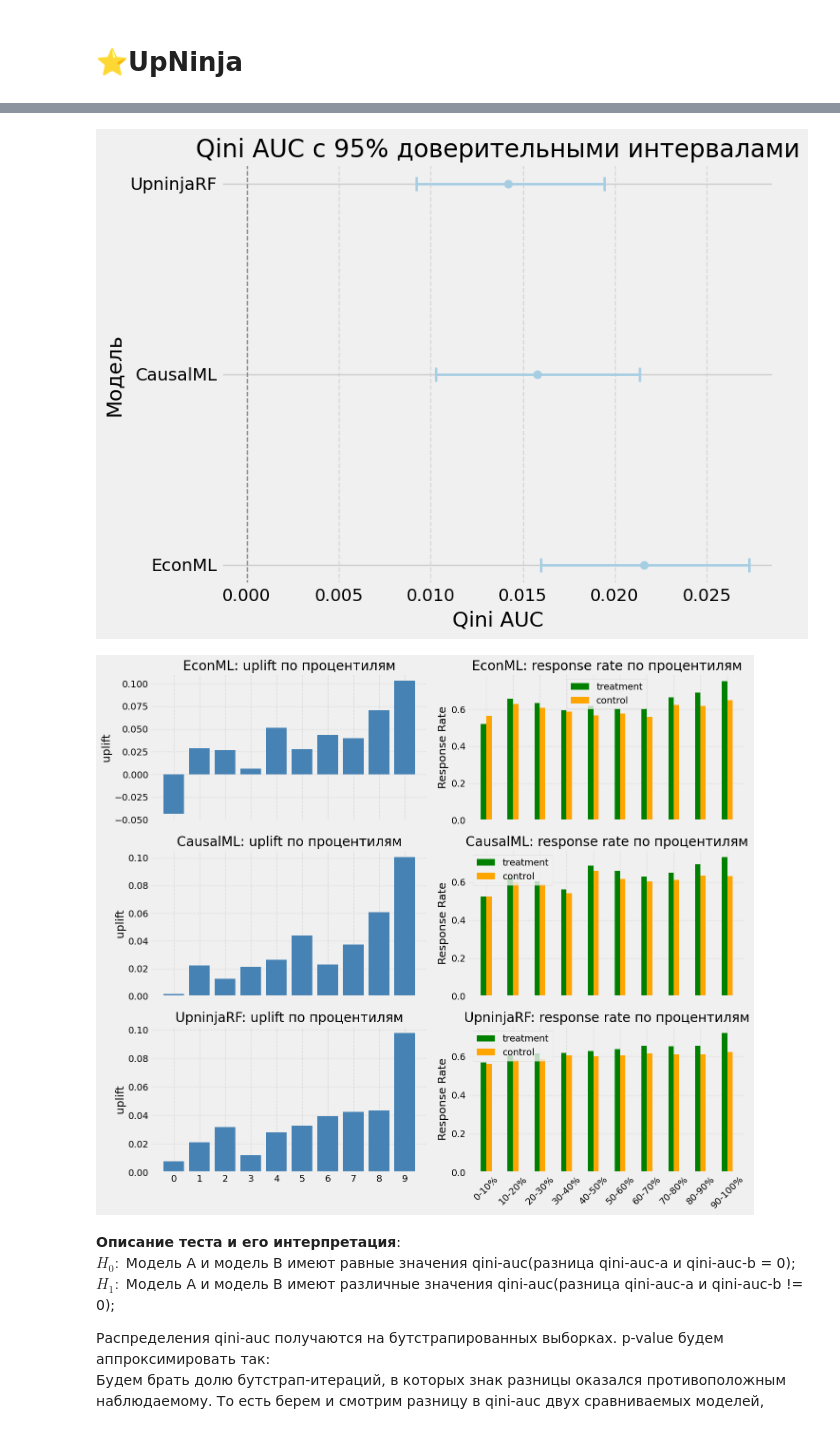
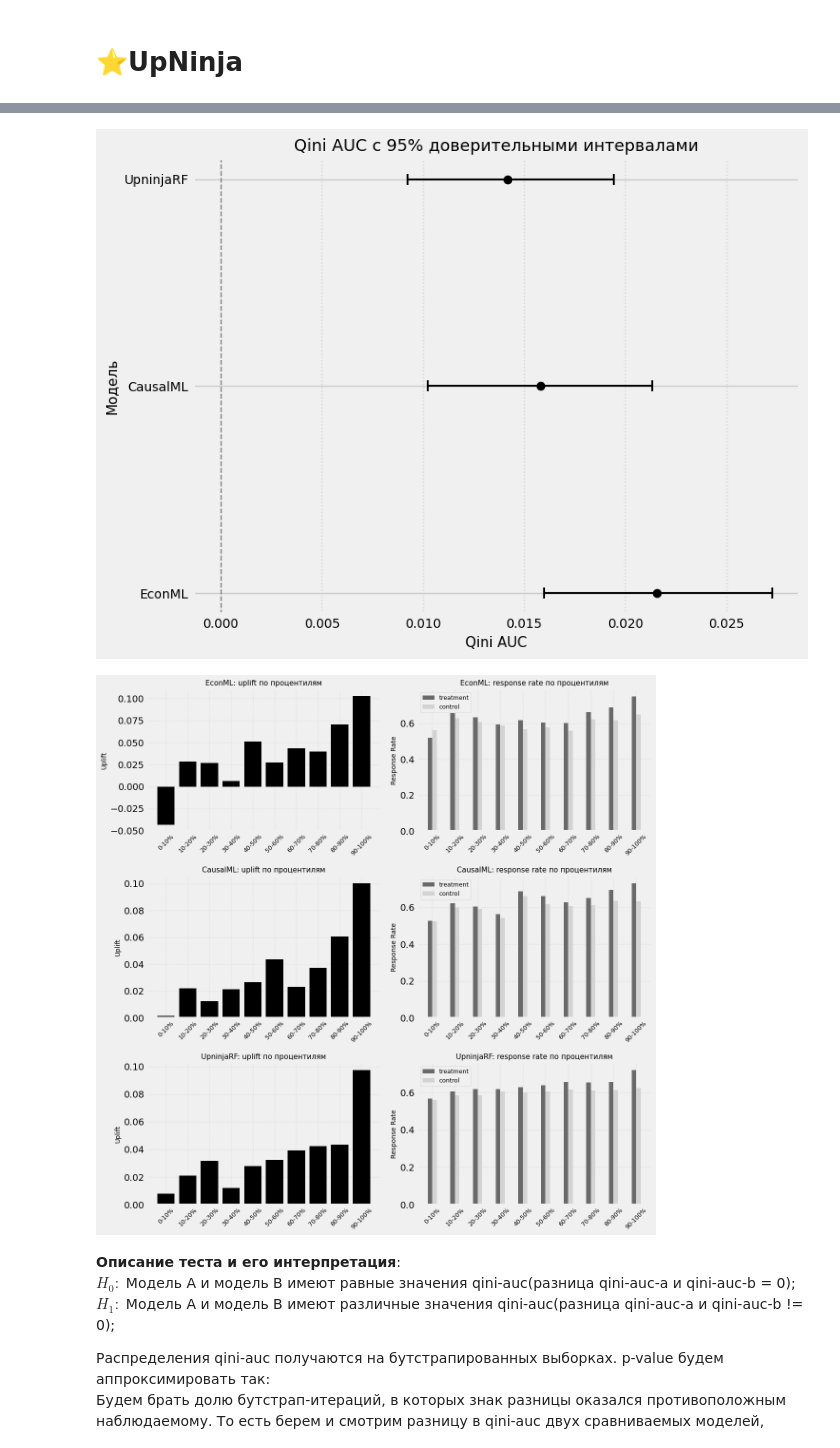
Before and after one commit to Romashka8/UpliftNinja, a Jupyter notebook: article-benches-ens.ipynb, the cells around one changed output, grey strips where cells are left out. Saved outputs shown, nothing was run; the diff lists cells and outputs as text; code cells hidden in the pictures.

```diff
--- a/article-benches-ens.ipynb
+++ b/article-benches-ens.ipynb
@@ -312,22 +312,28 @@ qini_means = [0.021568, 0.015794, 0.014188]
 ci_lower = [0.015977, 0.010257, 0.009229]
 ci_upper = [0.027276, 0.021343, 0.019442]
 
-# Ошибки вверх и вниз
 error_lower = [mean - low for mean, low in zip(qini_means, ci_lower)]
 error_upper = [up - mean for mean, up in zip(qini_means, ci_upper)]
 
-# Горизонтальный график
 plt.figure(figsize=(8, 6))
-plt.errorbar(qini_means, models, xerr=[error_lower, error_upper], fmt='o', capsize=6, capthick=2, elinewidth=2)
+plt.errorbar(
+    qini_means, models,
+    xerr=[error_lower, error_upper],
+    fmt='o', color='black',
+    capsize=4, capthick=1.5, elinewidth=1.5,
+    markersize=6
+)
 plt.axvline(x=0, color='gray', linestyle='--', linewidth=1)
-plt.title('Qini AUC с 95% доверительными интервалами')
-plt.xlabel('Qini AUC')
-plt.ylabel('Модель')
-plt.grid(True, linestyle='--', axis='x', alpha=0.6)
+plt.title('Qini AUC с 95% доверительными интервалами', fontsize=13)
+plt.xlabel('Qini AUC', fontsize=11)
+plt.ylabel('Модель', fontsize=11)
+plt.xticks(fontsize=10)
+plt.yticks(fontsize=10)
+plt.grid(True, linestyle=':', axis='x', alpha=0.7)
 plt.tight_layout()
 plt.show()
 # %% [output]
-[figure, old version]
+[figure, new version]
 # %%
 df = pd.DataFrame({
     'treatment': treat_val.values,
@@ -340,51 +346,49 @@ uplift_scores = {
     'UpninjaRF': uplift_un
 }
 
 n_bins = 10
 percentile_labels = [f"{i*10}-{(i+1)*10}%" for i in range(n_bins)]
 x = np.arange(n_bins)
 
-fig, axs = plt.subplots(len(uplift_scores), 2, figsize=(14, 4 * len(uplift_scores)), sharex='col')
+fig, axs = plt.subplots(len(uplift_scores), 2, figsize=(12, 4 * len(uplift_scores)), sharex=False)
 
 for i, (model, scores) in enumerate(uplift_scores.items()):
     df['score'] = scores
     df['percentile'] = pd.qcut(df['score'], q=n_bins, labels=False, duplicates='drop')
 
     uplift_by_percentile = []
     treat_rates = []
     control_rates = []
 
     for p in range(n_bins):
         bin_df = df[df['percentile'] == p]
         treated = bin_df[bin_df['treatment'] == 1]['outcome']
         control = bin_df[bin_df['treatment'] == 0]['outcome']
         uplift = treated.mean() - control.mean()
         uplift_by_percentile.append(uplift)
         treat_rates.append(treated.mean())
         control_rates.append(control.mean())
 
-    axs[i, 0].bar(x, uplift_by_percentile, color='steelblue')
-    axs[i, 0].set_title(f"{model}: uplift по процентилям")
-    axs[i, 0].set_ylabel("uplift")
-    axs[i, 0].grid(True, linestyle='--', alpha=0.5)
+    axs[i, 0].bar(x, uplift_by_percentile, color='black')
+    axs[i, 0].set_title(f"{model}: uplift по процентилям", fontsize=11)
+    axs[i, 0].set_ylabel("Uplift", fontsize=10)
+    axs[i, 0].set_xticks(x)
+    axs[i, 0].set_xticklabels(percentile_labels, rotation=45, fontsize=9)
+    axs[i, 0].grid(True, linestyle=':', alpha=0.6)
 
-    axs[i, 1].bar(x - 0.1, treat_rates, width=0.2, label='treatment', color='green')
-    axs[i, 1].bar(x + 0.1, control_rates, width=0.2, label='control', color='orange')
-    axs[i, 1].set_title(f"{model}: response rate по процентилям")
-    axs[i, 1].set_ylabel("Response Rate")
-    axs[i, 1].grid(True, linestyle='--', alpha=0.5)
-    axs[i, 1].legend()
-
-for ax in axs[:, 1]:
-    ax.set_xticks(x)
-    ax.set_xticklabels(percentile_labels, rotation=45)
-for ax in axs[:, 0]:
-    ax.set_xticks(x)
+    axs[i, 1].bar(x - 0.1, treat_rates, width=0.2, label='treatment', color='dimgray')
+    axs[i, 1].bar(x + 0.1, control_rates, width=0.2, label='control', color='lightgray')
+    axs[i, 1].set_title(f"{model}: response rate по процентилям", fontsize=11)
+    axs[i, 1].set_ylabel("Response Rate", fontsize=10)
+    axs[i, 1].set_xticks(x)
+    axs[i, 1].set_xticklabels(percentile_labels, rotation=45, fontsize=9)
+    axs[i, 1].legend(fontsize=9)
+    axs[i, 1].grid(True, linestyle=':', alpha=0.6)
 
 plt.tight_layout()
 plt.show()
 # %% [output]
-[figure, old version]
+[figure, new version]
 # %%
 models = {'EconML': [uplift_eml, eml_stat_q],
           'CausalML': [uplift_cm, cm_stat_q],
```
Also changed, not shown: parts of 9 cells of this notebook.
